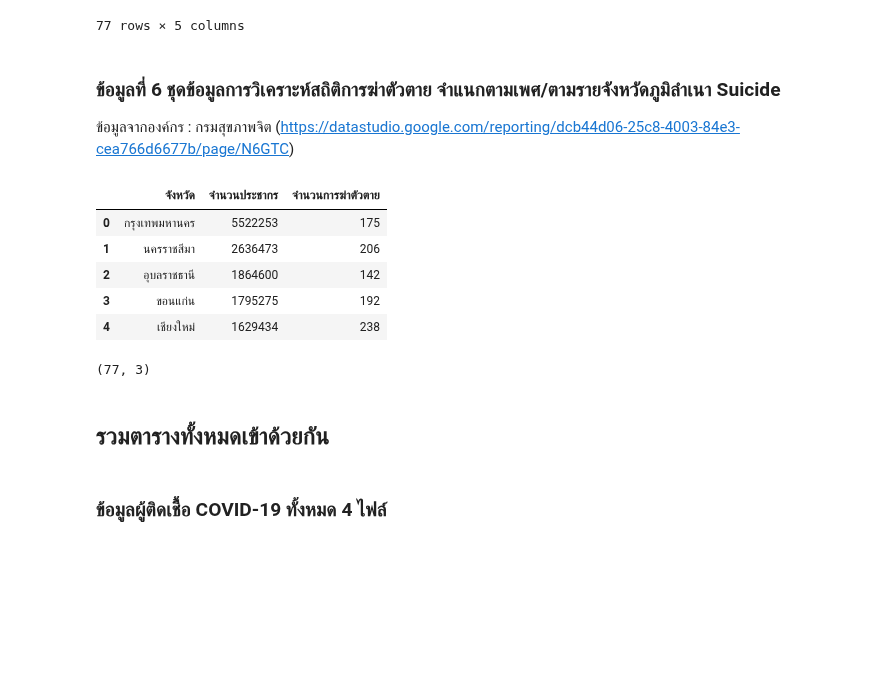
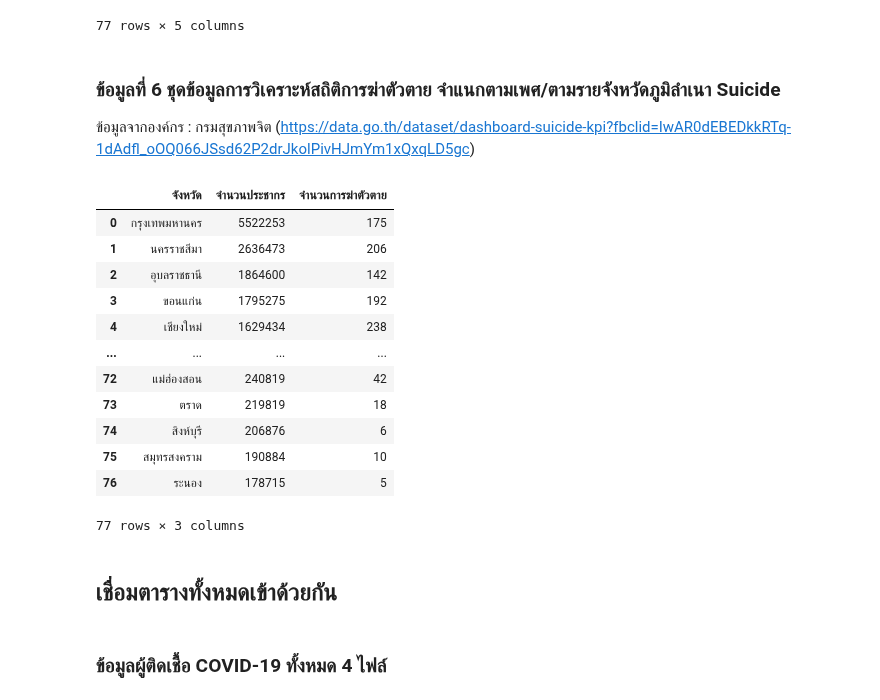
Before and after one commit to mintra-tippayaratsontorn/data_viz_2022, a Jupyter notebook: Project_Python.ipynb, the cells around one changed output. Cells and saved outputs as stored; diff of their text form; code cells hidden in the pictures; blank space fills up the shorter version.

```diff
--- a/Project_Python.ipynb
+++ b/Project_Python.ipynb
@@ -257,23 +266,26 @@ df_region
 # %% [markdown]
 ### ข้อมูลที่ 6 ชุดข้อมูลการวิเคราะห์สถิติการฆ่าตัวตาย จำแนกตามเพศ/ตามรายจังหวัดภูมิลำเนา Suicide
 
-ข้อมูลจากองค์กร : กรมสุขภาพจิต (https://datastudio.google.com/reporting/dcb44d06-25c8-4003-84e3-cea766d6677b/page/N6GTC)
+ข้อมูลจากองค์กร : กรมสุขภาพจิต (https://data.go.th/dataset/dashboard-suicide-kpi?fbclid=IwAR0dEBEDkkRTq-1dAdfl_oOQ066JSsd62P2drJkolPivHJmYm1xQxqLD5gc)
 # %%
 data_suicide = pd.read_csv(os.path.join(path,'กรมสุขภาพจิต.csv'))  # ที่อยู่ของไฟล์ tbl_rtddi.xlsx
-data_suicide.head()  # เรียกดูข้อมูลแค่หัวตาราง
+data_suicide
 # %% [output]
 |  | จังหวัด | จำนวนประชากร | จำนวนการฆ่าตัวตาย |
 | 0 | กรุงเทพมหานคร | 5522253 | 175 |
 | 1 | นครราชสีมา | 2636473 | 206 |
 | 2 | อุบลราชธานี | 1864600 | 142 |
 | 3 | ขอนแก่น | 1795275 | 192 |
 | 4 | เชียงใหม่ | 1629434 | 238 |
+| ... | ... | ... | ... |
+| 72 | แม่ฮ่องสอน | 240819 | 42 |
+| 73 | ตราด | 219819 | 18 |
+| 74 | สิงห์บุรี | 206876 | 6 |
+| 75 | สมุทรสงคราม | 190884 | 10 |
+| 76 | ระนอง | 178715 | 5 |
+77 rows × 3 columns
-# %%
-data_suicide.shape  # ขนาดของ data_dead
-# %% [output]
-(77, 3)
 # %% [markdown]
-## รวมตารางทั้งหมดเข้าด้วยกัน
+## เชื่อมตารางทั้งหมดเข้าด้วยกัน
 # %% [markdown]
 ### ข้อมูลผู้ติดเชื้อ COVID-19 ทั้งหมด 4 ไฟล์
 # %%
```
Also changed, not shown: parts of 23 cells of this notebook.
